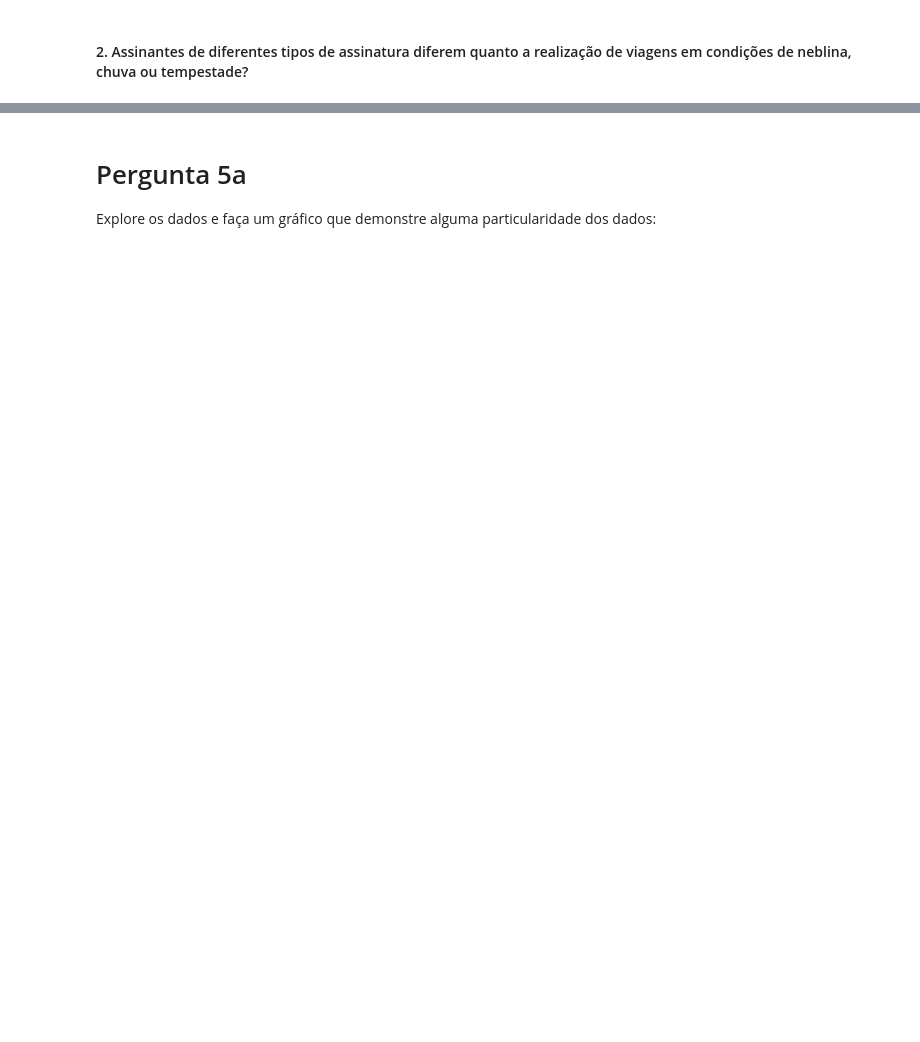
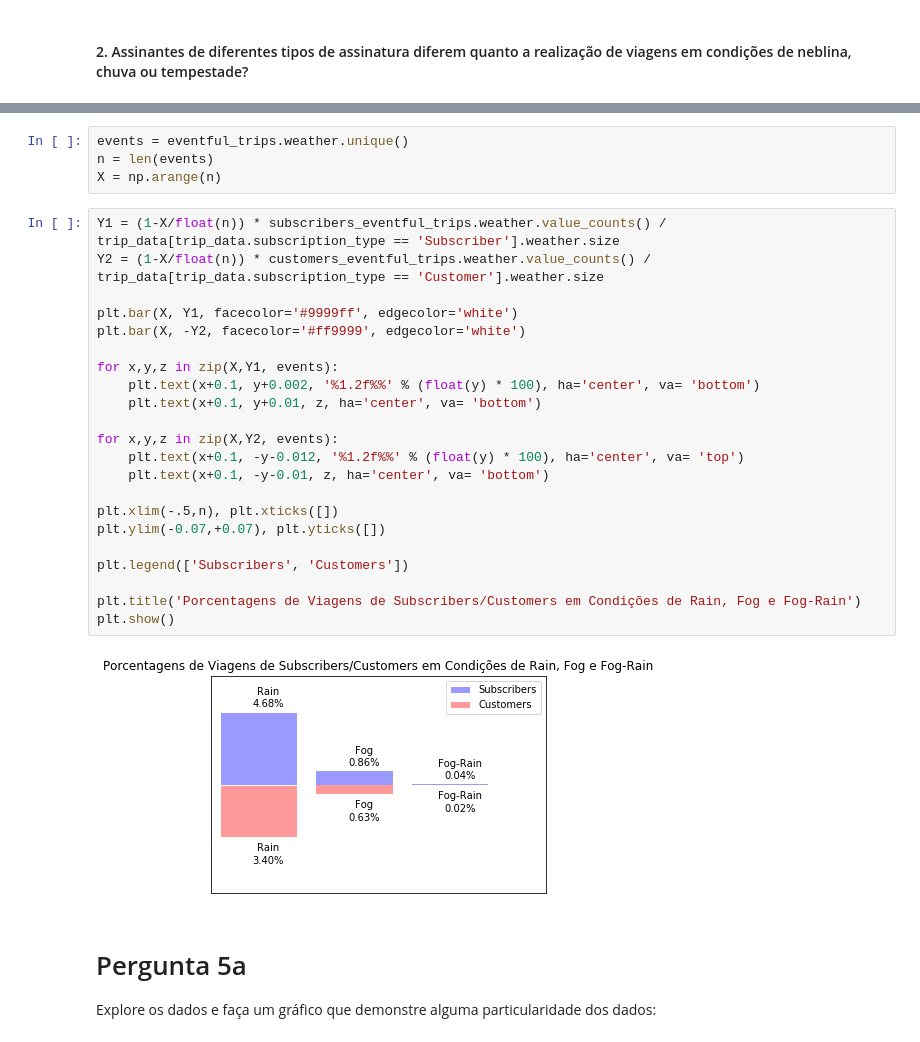
Before and after one commit to raphaelrrcoelho/bay-area-bike-share, a Jupyter notebook: Analise_Bay_Area_Bike_Share-NDFDSI.ipynb, the cells around one changed output, grey strips where cells are left out. Drawn from its saved outputs; the diff is of its cells as text; blank space fills up the shorter version.

```diff
--- a/Analise_Bay_Area_Bike_Share-NDFDSI.ipynb
+++ b/Analise_Bay_Area_Bike_Share-NDFDSI.ipynb
@@ -487,3 +551,31 @@ duration_stations_data.plot(title='Average + Median + Stations By City', kind='b
+# %%
+events = eventful_trips.weather.unique()
+n = len(events)
+X = np.arange(n)
+# %%
+Y1 = (1-X/float(n)) * subscribers_eventful_trips.weather.value_counts() / trip_data[trip_data.subscription_type == 'Subscriber'].weather.size
+Y2 = (1-X/float(n)) * customers_eventful_trips.weather.value_counts() / trip_data[trip_data.subscription_type == 'Customer'].weather.size
+
+plt.bar(X, Y1, facecolor='#9999ff', edgecolor='white')
+plt.bar(X, -Y2, facecolor='#ff9999', edgecolor='white')
+
+for x,y,z in zip(X,Y1, events):
+    plt.text(x+0.1, y+0.002, '%1.2f%%' % (float(y) * 100), ha='center', va= 'bottom')
+    plt.text(x+0.1, y+0.01, z, ha='center', va= 'bottom')
+
+for x,y,z in zip(X,Y2, events):
+    plt.text(x+0.1, -y-0.012, '%1.2f%%' % (float(y) * 100), ha='center', va= 'top')
+    plt.text(x+0.1, -y-0.01, z, ha='center', va= 'bottom')
+
+plt.xlim(-.5,n), plt.xticks([])
+plt.ylim(-0.07,+0.07), plt.yticks([])
+
+plt.legend(['Subscribers', 'Customers'])
+
+plt.title('Porcentagens de Viagens de Subscribers/Customers em Condições de Rain, Fog e Fog-Rain')
+plt.show()
+# %% [output]
+[figure, added]
 # %% [markdown]
 # Pergunta 5a
 Explore os dados e faça um gráfico que demonstre alguma particularidade dos dados:
```
Also changed, not shown: parts of 29 cells of this notebook, 2 other files.
